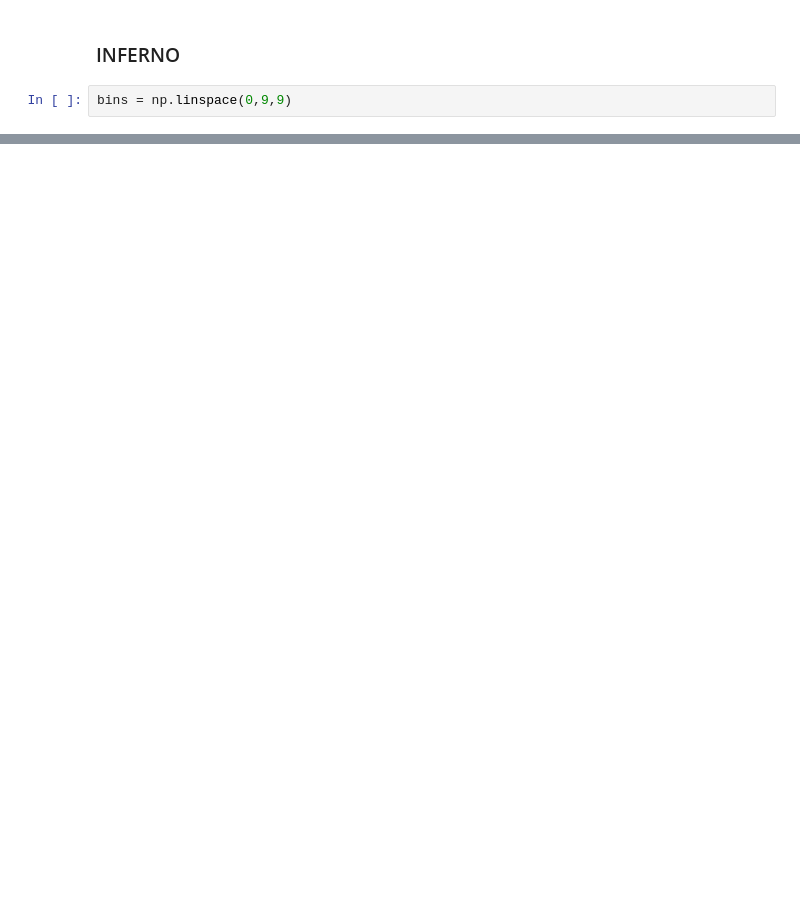
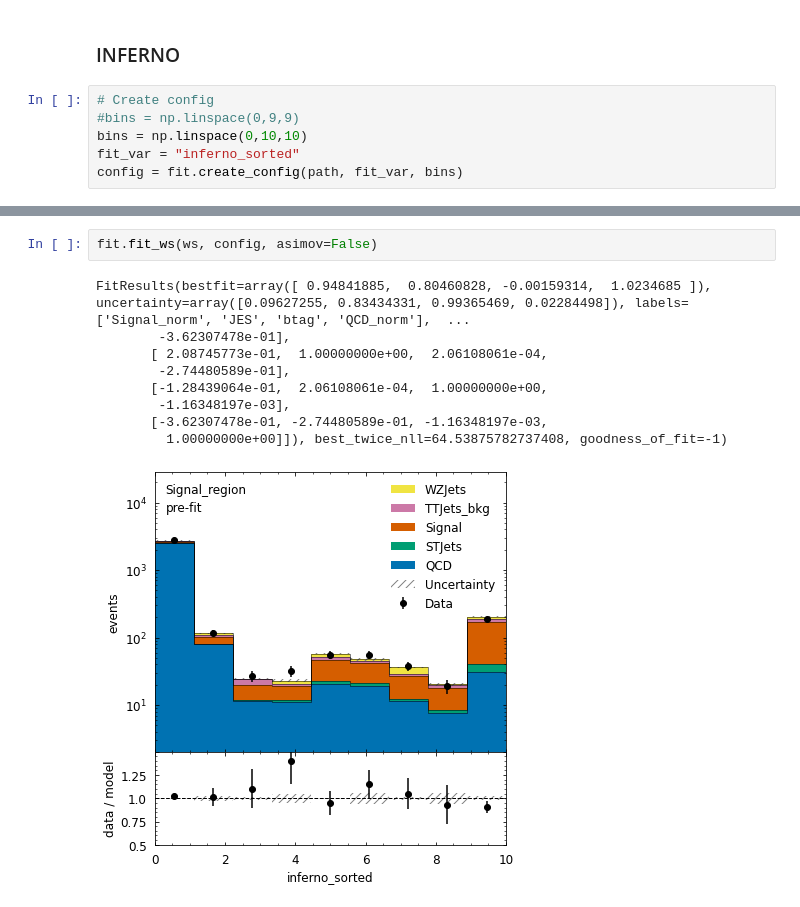
Before and after one commit to llayer/cmsopen, a Jupyter notebook: inferno/run_hep_inferno.ipynb, the cells around one changed output, grey strips where cells are left out. Cells and saved outputs as stored; diff of their text form; blank space fills up the shorter version.

```diff
--- a/inferno/run_hep_inferno.ipynb
+++ b/inferno/run_hep_inferno.ipynb
@@ -356,4 +325,8 @@ FitResults(bestfit=array([ 0.9449739 ,  0.09139672, -0.00163096,  1.02715487]),
 # %% [markdown]
 ### INFERNO
 # %%
-bins = np.linspace(0,9,9)
+# Create config
+#bins = np.linspace(0,9,9)
+bins = np.linspace(0,10,10)
+fit_var = "inferno_sorted"
+config = fit.create_config(path, fit_var, bins)
@@ -359,0 +339,12 @@ bins = np.linspace(0,9,9)
+# %%
+fit.fit_ws(ws, config, asimov=False)
+# %% [output]
+FitResults(bestfit=array([ 0.94841885,  0.80460828, -0.00159314,  1.0234685 ]), uncertainty=array([0.09627255, 0.83434331, 0.99365469, 0.02284498]), labels=['Signal_norm', 'JES', 'btag', 'QCD_norm'],  ...
+        -3.62307478e-01],
+       [ 2.08745773e-01,  1.00000000e+00,  2.06108061e-04,
+        -2.74480589e-01],
+       [-1.28439064e-01,  2.06108061e-04,  1.00000000e+00,
+        -1.16348197e-03],
+       [-3.62307478e-01, -2.74480589e-01, -1.16348197e-03,
+         1.00000000e+00]]), best_twice_nll=64.53875782737408, goodness_of_fit=-1)
+[figure, added]
```
Also changed, not shown: parts of 29 cells of this notebook, 1 other file.
